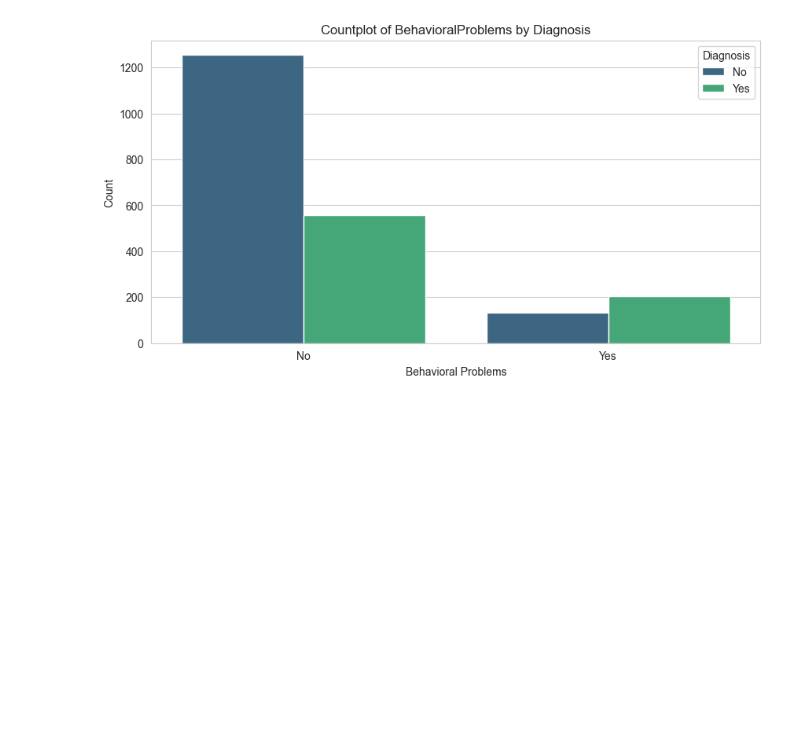
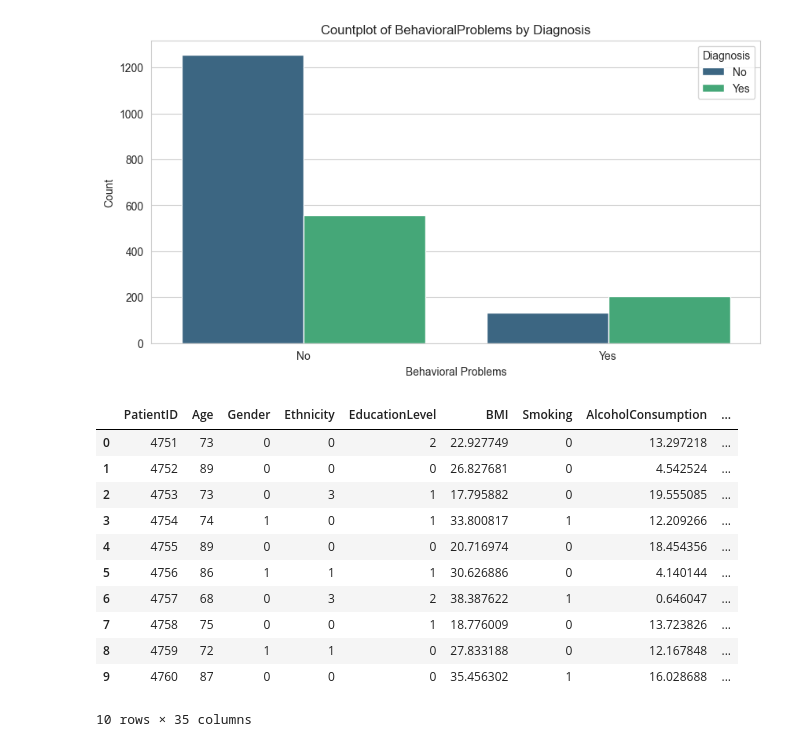
Before and after one commit to Jotis86/Alzheimer-Project, a Jupyter notebook: data_visualization.ipynb, the cells around one changed output. Cells and saved outputs as stored; diff of their text form; code cells hidden in the pictures; blank space fills up the shorter version.

```diff
--- a/data_visualization.ipynb
+++ b/data_visualization.ipynb
@@ -224,3 +210,24 @@ plt.ylabel('Count')
 plt.show()
 # %% [output]
 [figure]
+# %%
+# Load data
+
+df = pd.read_csv('alzheimers_disease_data.csv')
+
+# Display the first 5 rows of the dataset
+
+df.head(10)
+# %% [output]
+|  | PatientID | Age | Gender | Ethnicity | EducationLevel | BMI | Smoking | AlcoholConsumption | ... |
+| 0 | 4751 | 73 | 0 | 0 | 2 | 22.927749 | 0 | 13.297218 | ... |
+| 1 | 4752 | 89 | 0 | 0 | 0 | 26.827681 | 0 | 4.542524 | ... |
+| 2 | 4753 | 73 | 0 | 3 | 1 | 17.795882 | 0 | 19.555085 | ... |
+| 3 | 4754 | 74 | 1 | 0 | 1 | 33.800817 | 1 | 12.209266 | ... |
+| 4 | 4755 | 89 | 0 | 0 | 0 | 20.716974 | 0 | 18.454356 | ... |
+| 5 | 4756 | 86 | 1 | 1 | 1 | 30.626886 | 0 | 4.140144 | ... |
+| 6 | 4757 | 68 | 0 | 3 | 2 | 38.387622 | 1 | 0.646047 | ... |
+| 7 | 4758 | 75 | 0 | 0 | 1 | 18.776009 | 0 | 13.723826 | ... |
+| 8 | 4759 | 72 | 1 | 1 | 0 | 27.833188 | 0 | 12.167848 | ... |
+| 9 | 4760 | 87 | 0 | 0 | 0 | 35.456302 | 1 | 16.028688 | ... |
+10 rows × 35 columns
```
Also changed, not shown: parts of 1 cell of this notebook.
